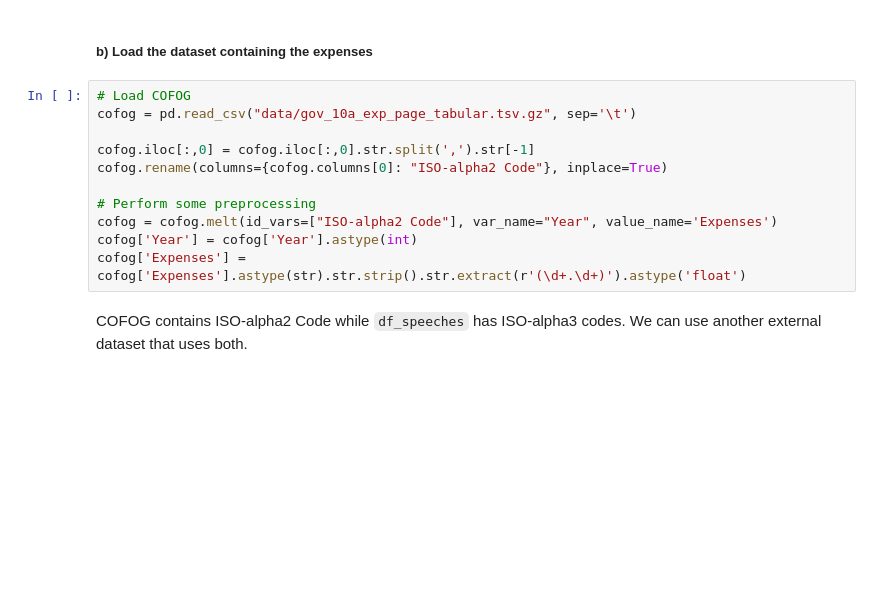
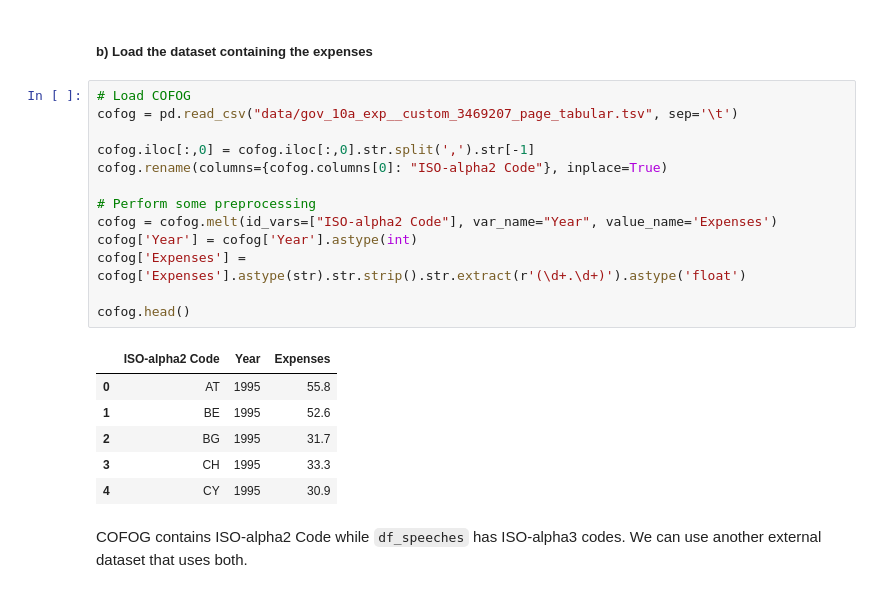
Before and after one commit to himayla/FDS_assign1, a Jupyter notebook: visualisation.ipynb, the cells around one changed output. Saved outputs shown, nothing was run; the diff lists cells and outputs as text; blank space fills up the shorter version.

```diff
--- a/visualisation.ipynb
+++ b/visualisation.ipynb
@@ -39,15 +48,24 @@ df_speech.head()
 ##### b) Load the dataset containing the expenses
 # %%
 # Load COFOG
-cofog = pd.read_csv("data/gov_10a_exp_page_tabular.tsv.gz", sep='\t')
+cofog = pd.read_csv("data/gov_10a_exp__custom_3469207_page_tabular.tsv", sep='\t')
 
 cofog.iloc[:,0] = cofog.iloc[:,0].str.split(',').str[-1]
 cofog.rename(columns={cofog.columns[0]: "ISO-alpha2 Code"}, inplace=True)
 
 # Perform some preprocessing
 cofog = cofog.melt(id_vars=["ISO-alpha2 Code"], var_name="Year", value_name='Expenses')
 cofog['Year'] = cofog['Year'].astype(int)
 cofog['Expenses'] = cofog['Expenses'].astype(str).str.strip().str.extract(r'(\d+.\d+)').astype('float')
+
+cofog.head()
+# %% [output]
+|  | ISO-alpha2 Code | Year | Expenses |
+| 0 | AT | 1995 | 55.8 |
+| 1 | BE | 1995 | 52.6 |
+| 2 | BG | 1995 | 31.7 |
+| 3 | CH | 1995 | 33.3 |
+| 4 | CY | 1995 | 30.9 |
 # %% [markdown]
 COFOG contains ISO-alpha2 Code while `df_speeches` has ISO-alpha3 codes. We can use another external dataset that uses both.
 # %% [markdown]
```
Also changed, not shown: parts of 16 cells of this notebook.
